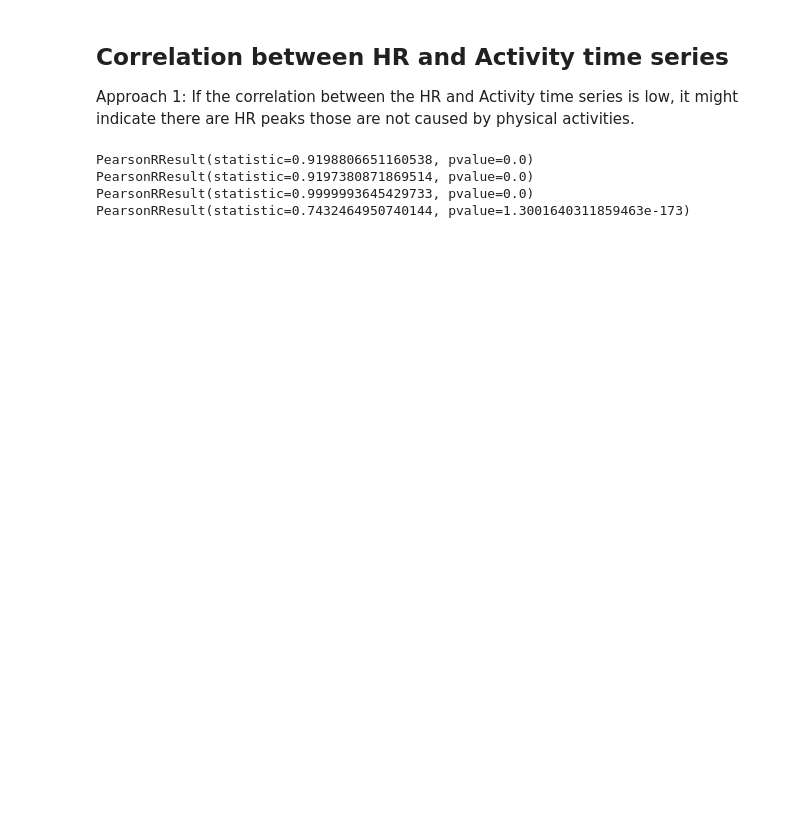
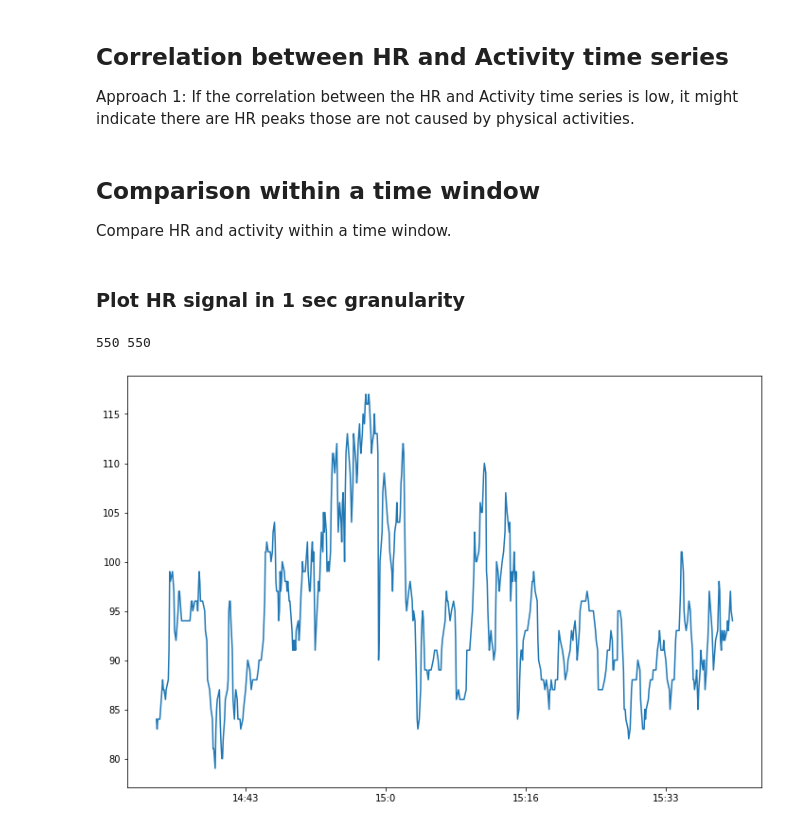
Before and after one commit to ooakind/SIGNAL, a Jupyter notebook: fitbit_data_stats.ipynb, the cells around one changed output. Saved outputs shown, nothing was run; the diff lists cells and outputs as text; code cells hidden in the pictures; blank space fills up the shorter version.

Commit message:
add analysis for emotion tracker

```diff
--- a/fitbit_data_stats.ipynb
+++ b/fitbit_data_stats.ipynb
@@ -107,13 +109,50 @@ plt.show()
 Approach 1: If the correlation between the HR and Activity time series is low, it might indicate there are HR peaks those are not caused by physical activities.
 # %%
 import scipy.stats
+import json
 
-print(scipy.stats.pearsonr(norm_act_calories_list, norm_act_steps_list))
-print(scipy.stats.pearsonr(norm_act_calories_list, norm_act_distance_list))
-print(scipy.stats.pearsonr(norm_act_steps_list, norm_act_distance_list))
-print(scipy.stats.pearsonr(norm_hr, norm_act_calories_list))
+cal_steps = scipy.stats.pearsonr(norm_act_calories_list, norm_act_steps_list)
+cal_dist = scipy.stats.pearsonr(norm_act_calories_list, norm_act_distance_list)
+step_dist = scipy.stats.pearsonr(norm_act_steps_list, norm_act_distance_list)
+hr_cal = scipy.stats.pearsonr(norm_hr, norm_act_calories_list)
+hr_steps = scipy.stats.pearsonr(norm_hr, norm_act_steps_list)
+
+with open(f'corr.json', 'a') as file:
+    json.dump({
+        "date" : date,
+        "corr": {
+            "cal_steps": cal_steps,
+            "cal_dist": cal_dist,
+            "steps_dist": step_dist,
+            "hr_cal": hr_cal,
+            "hr_steps": hr_steps
+        }
+    }, file)
-# %% [output]
-PearsonRResult(statistic=0.9198806651160538, pvalue=0.0)
-PearsonRResult(statistic=0.9197380871869514, pvalue=0.0)
-PearsonRResult(statistic=0.9999993645429733, pvalue=0.0)
-PearsonRResult(statistic=0.7432464950740144, pvalue=1.3001640311859463e-173)
+# %% [markdown]
+## Comparison within a time window
+Compare HR and activity within a time window.
+# %% [markdown]
+### Plot HR signal in 1 sec granularity
+# %%
+date = "2022-11-14"
+emo2 = EmotionTracker()
+emo2.run(date, "1sec")
+
+start = 7100
+end = 7650
+
+time = [item["time"] for item in emo2.hr_list[start:end]]
+hr = [item["value"] for item in emo2.hr_list[start:end]]
+
+time_int = [int(item[:2]) * 3600 + int(item[3:5]) * 60 + int(item[6:]) for item in time]
+
+print(len(hr), len(time))
+
+fig3, ax3 = plt.subplots(figsize=(12, 8))
+ax3.xaxis.set_major_formatter(timeformat)
+ax3.plot(time_int, hr)
+
+plt.show()
+# %% [output]
+550 550
+[figure, added]
```
Also changed, not shown: parts of 5 cells of this notebook.
